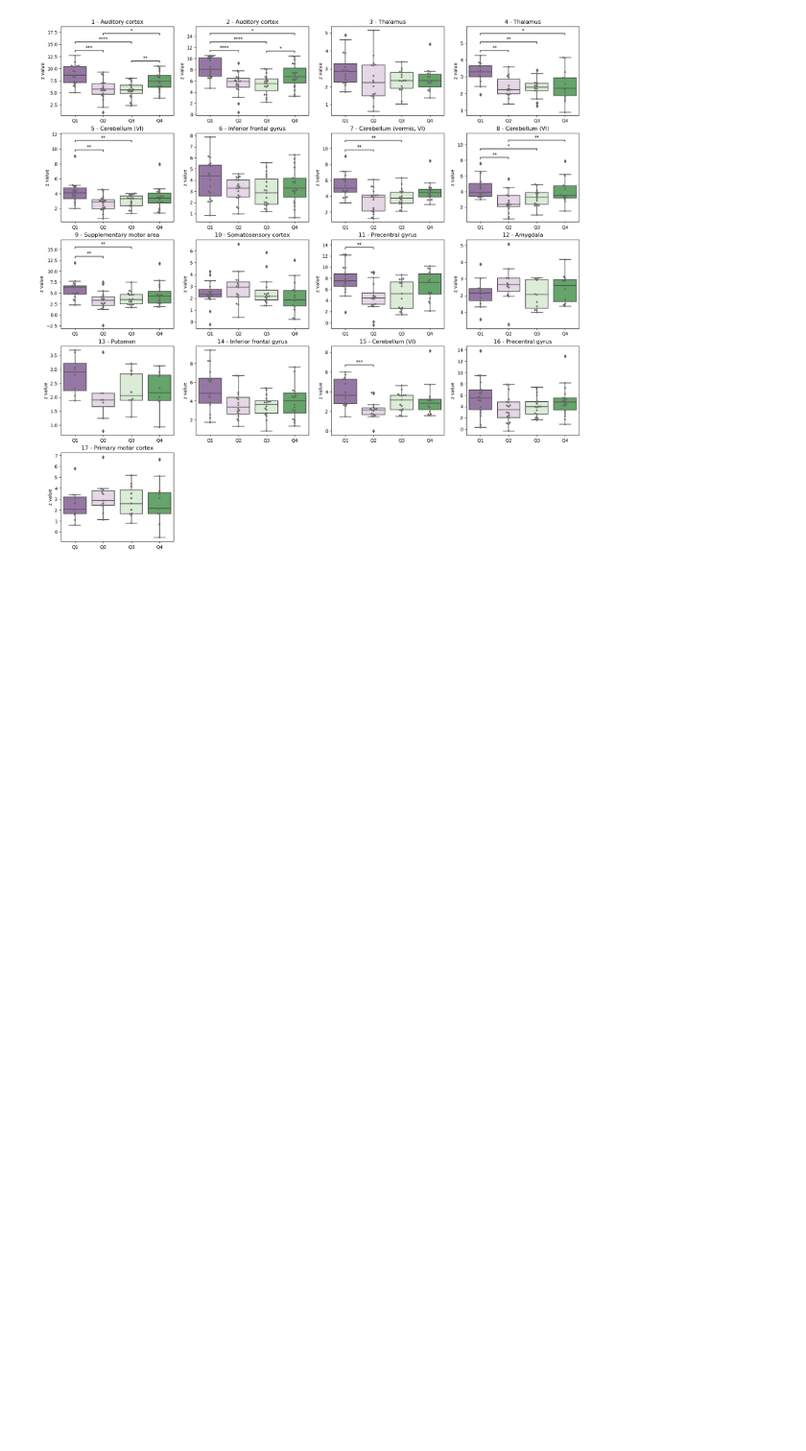
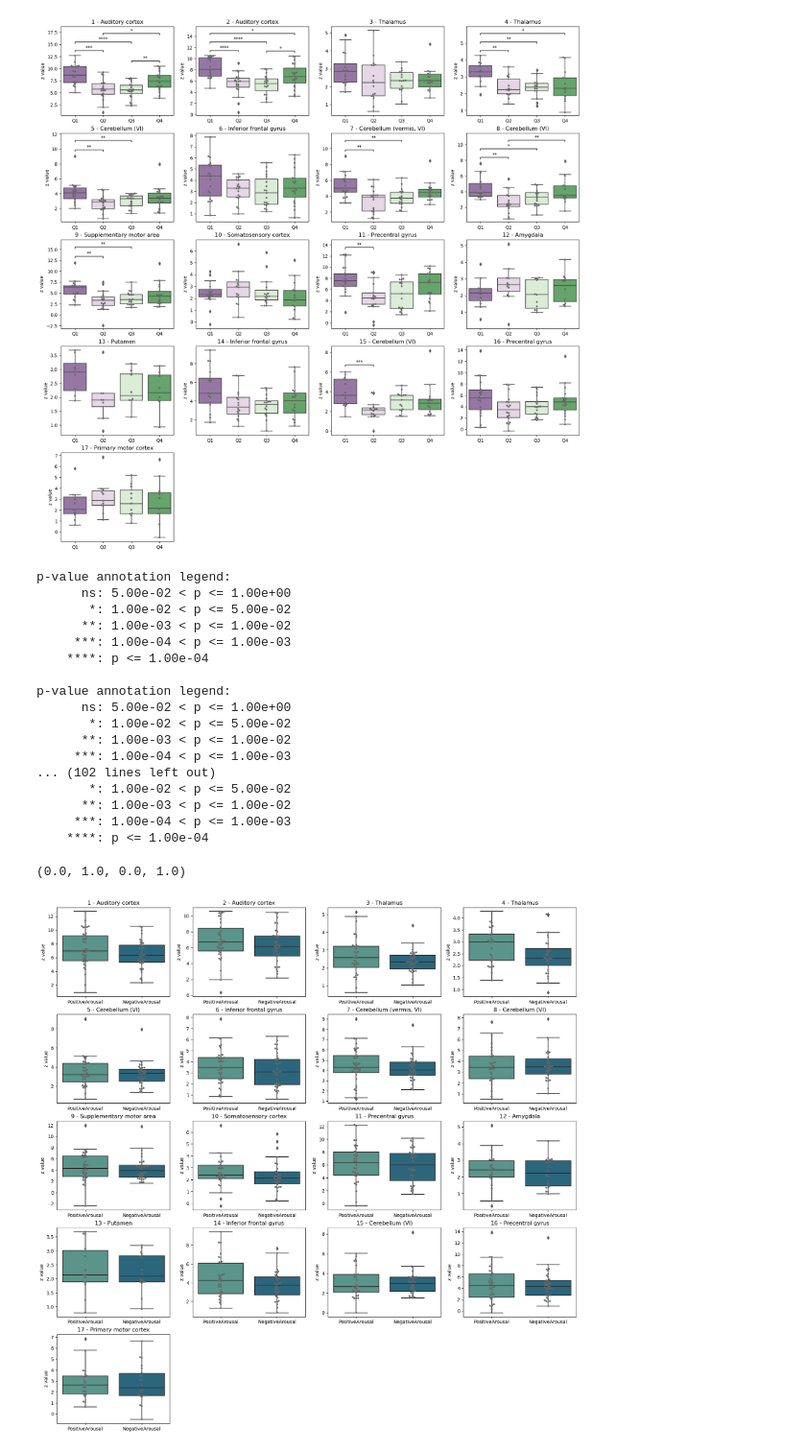
Before and after one commit to CIBIT-UC/brainplayback_task01, a Jupyter notebook: nilearn/glm_barplot-betas.ipynb, the cells around one changed output. Shown at 96% size. Drawn from its saved outputs; the diff is of its cells as text; code cells hidden in the pictures; blank space fills up the shorter version.

```diff
--- a/nilearn/glm_barplot-betas.ipynb
+++ b/nilearn/glm_barplot-betas.ipynb
@@ -276,0 +284,73 @@ p-value annotation legend:
+# %%
+# create a box plot of the z values for the first cluster with the different contrasts and statistical comparison between contrasts
+quad_list = ['PositiveArousal','NegativeArousal']
+quad_pairs = list(combinations(quad_list, r=2))
+
+# cluster label list
+cluster_labels_list = ['Auditory cortex',
+                'Auditory cortex',
+                'Thalamus',
+                'Thalamus',
+                'Cerebellum (VI)',
+                'Inferior frontal gyrus',
+                'Cerebellum (vermis, VI)',
+                'Cerebellum (VI)',
+                'Supplementary motor area',
+                'Somatosensory cortex',
+                'Precentral gyrus',
+                'Amygdala',
+                'Putamen',
+                'Inferior frontal gyrus',
+                'Cerebellum (VI)',
+                'Precentral gyrus',
+                'Primary motor cortex']
+
+# set up the figure
+fig, ax = plt.subplots(5,4,figsize=(20, 20))
+
+for rr in range(len(cluster_list)):
+    # calculate subplot row and column indices
+    row = rr // 4
+    col = rr % 4
+
+    # set up the boxplot
+    this_ax = sns.boxplot(x="contrast", y="z_value", data=df_arousal[df_arousal['cluster']==cluster_list[rr]], ax=ax[row, col], palette="crest")
+
+    # add swarmplot
+    sns.swarmplot(x="contrast", y="z_value", data=df_arousal[df_arousal['cluster']==cluster_list[rr]], ax=ax[row, col], size=4, color="0.4")
+
+    # add title
+    ax[row, col].set_title(f"{int(cluster_list[rr])} - {cluster_labels_list[rr]}")
+    ax[row, col].set_xticklabels(quad_list)
+    ax[row, col].set_xlabel('')
+    ax[row, col].set_ylabel('z value')
+
+    # statistical comparisons between contrasts
+    annotator = Annotator(ax[row, col], quad_pairs, data=df_arousal[df_arousal['cluster']==cluster_list[rr]], x='contrast', y='z_value', order=quad_list)
+    annotator.configure(test='Mann-Whitney', text_format='star', loc='inside', verbose=1, comparisons_correction='fdr_bh', hide_non_significant=True)
+    annotator.apply_and_annotate()
+
+# clear the last three subplots
+ax[4,1].axis('off')
+ax[4,2].axis('off')
+ax[4,3].axis('off')
+# %% [output]
+p-value annotation legend:
+      ns: 5.00e-02 < p <= 1.00e+00
+       *: 1.00e-02 < p <= 5.00e-02
+      **: 1.00e-03 < p <= 1.00e-02
+     ***: 1.00e-04 < p <= 1.00e-03
+    ****: p <= 1.00e-04
+
+p-value annotation legend:
+      ns: 5.00e-02 < p <= 1.00e+00
+       *: 1.00e-02 < p <= 5.00e-02
+      **: 1.00e-03 < p <= 1.00e-02
+     ***: 1.00e-04 < p <= 1.00e-03
+... (102 lines left out)
+       *: 1.00e-02 < p <= 5.00e-02
+      **: 1.00e-03 < p <= 1.00e-02
+     ***: 1.00e-04 < p <= 1.00e-03
+    ****: p <= 1.00e-04
+(0.0, 1.0, 0.0, 1.0)
+[figure, added]
```
Also changed, not shown: parts of 3 cells of this notebook.
